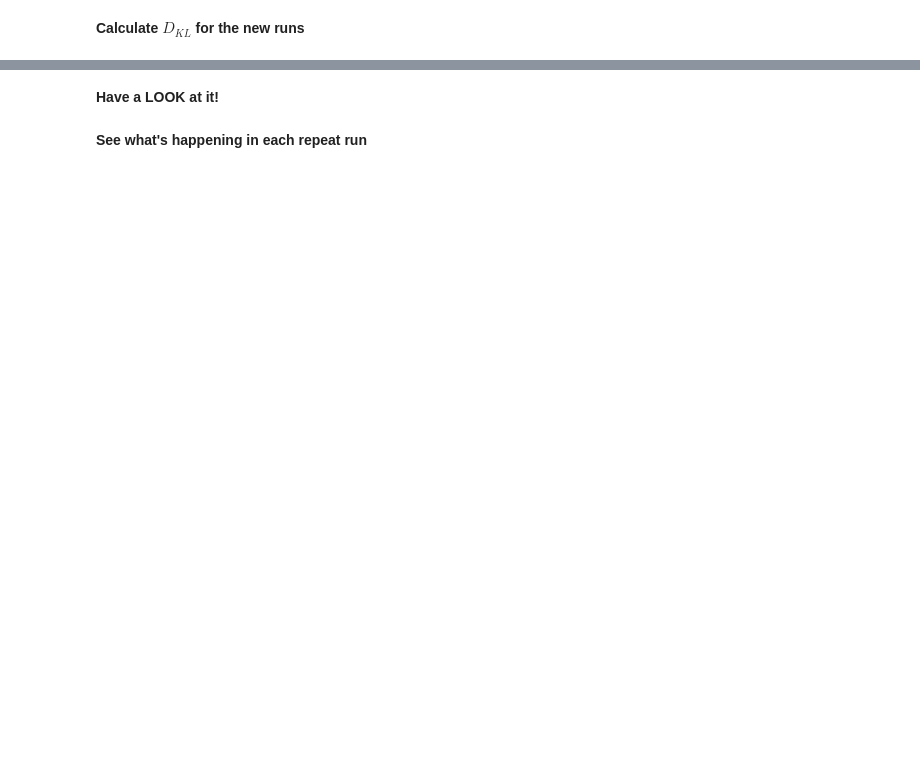
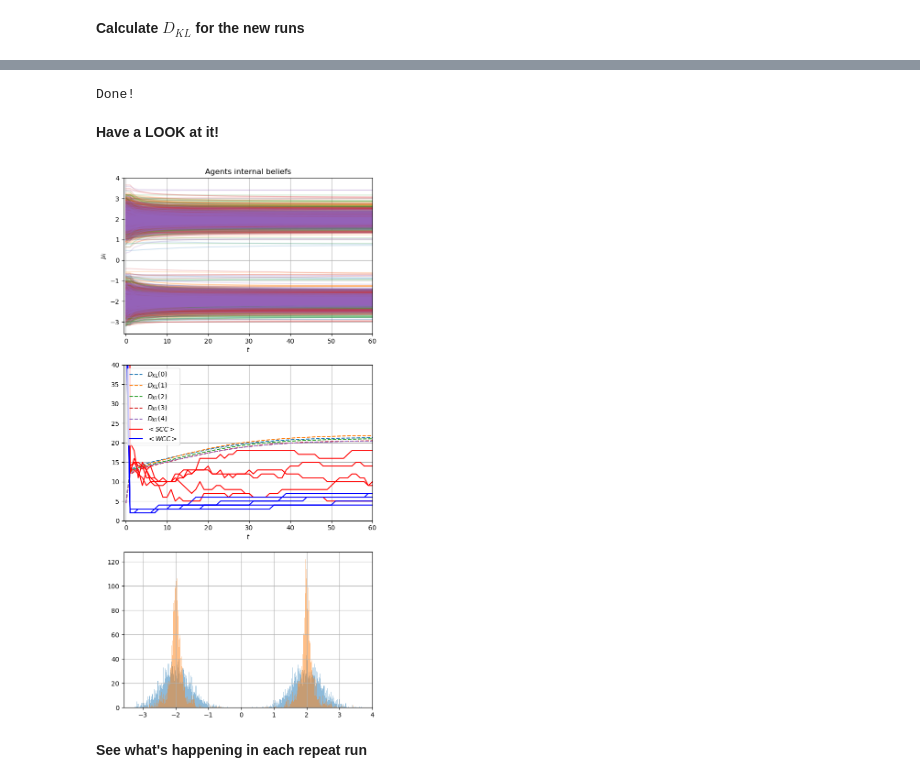
Before and after one commit to lunahsenzacca/EC, a Jupyter notebook: explore_data.ipynb, the cells around one changed output, grey strips where cells are left out. Saved outputs shown, nothing was run; the diff lists cells and outputs as text; code cells hidden in the pictures; blank space fills up the shorter version.

```diff
--- a/explore_data.ipynb
+++ b/explore_data.ipynb
@@ -141,13 +161,13 @@ print('Done!')
 DVts = np.empty((0,t+1))
 
 # Set bins for discretization
-n_bins = int(Na/10)
+n_bins = 10
 
 # Compute
 for i, mu in enumerate(mus):
     dv = []
     for j, m in enumerate(mu):
 
-        dv.append(gauss_DV(m, power_law(j, d0 = mus[i,0,:].std(), dist = d), nbins = n_bins))
+        dv.append(gauss_DV(m, power_law(j, d0 = mus[i,0,:].std(), dist = d, friends = friends), nbins = n_bins))
 
     DVts = np.concatenate((DVts, np.asarray(dv)[np.newaxis,:]), axis = 0)
@@ -154,3 +176,49 @@ for i, mu in enumerate(mus):
+# %%
+# Initialize result parameters
+SCCts = np.empty((0,t+1))
+WCCts = np.empty((0,t+1))
+
+ts = [i for i in range(0,t+1)]
+
+# Set multiprocessing parameters
+workers = 4
+chunksize = 3
+
+# Loop over repeat runs
+for i, n in enumerate(nets):
+
+    # Create iterable function
+    def it_components(t: int):
+        scc, wcc = components(net = n[t], mus = mus[i,t,:], sigmas = sigmas[i,t,:], beta = b)
+        return scc, wcc
+
+    # Run multiprocessing over one run
+    if __name__ == '__main__':
+        with Pool(workers) as p:
+            results = list(tqdm(p.imap(it_components, ts, chunksize = chunksize),
+
+                        desc='Solving simulation ' + str(i+1),
+                        total=len(ts),
+                        leave=True)
+            )
+
+            S = []
+            W = []
+
+            for r in results:
+
+                S.append(r[0])
+                W.append(r[1])
+
+            S = np.asarray(S)
+            W = np.asarray(W)
+
+    SCCts = np.concatenate((SCCts, S[np.newaxis,:]), axis = 0)
+    WCCts = np.concatenate((WCCts, W[np.newaxis,:]), axis = 0)
+
+print('Done!')
+# %% [output]
+Done!
 # %% [markdown]
 **Have a LOOK at it!**
 # %%
@@ -166,35 +234,54 @@ for ax in axs:
         ax.set_xlabel('$t$')
         ax.set_xlim(-0.5,t)
 
 # Plot agent beliefs (Yes, all of them)
 for i, mu in enumerate(mus):
     axs[0].plot(mu, 'C' + str(i) + '-', alpha = 0.2)
 
 axs[0].set_ylabel('$\\mu_{i}$')
 axs[0].set_title('Agents internal beliefs')
 
 # Compare Divergence values
 for i, dv in enumerate(DVts):
     axs[1].plot(dv, '--',  color = 'C' + str(i), label = '$D_{KL}$(' + str(i) + ')')
 
+# Compare strongly connected components
+for i, s in enumerate(SCCts):
+    if i == 0:
+        axs[1].plot(s, '-',  color = 'r', label = '$<SCC>$')
+    else:
+        axs[1].plot(s, '-',  color = 'r')
+
+# Compare weakly connected components
+for i, s in enumerate(WCCts):
+    if i == 0:
+        axs[1].plot(s, '-',  color = 'b', label = '$<WCC>$')
+    else:
+        axs[1].plot(s, '-',  color = 'b')
+
+
 # Compare gaussian variance estimation
-for i, s in enumerate(mus.var(axis = 2)):
-    axs[1].plot(s, '-',  color = 'C' + str(i), label = '$<\\sigma^{2}>($' + str(i) + ')')
+#for i, s in enumerate(mus.var(axis = 2)):
+#    axs[1].plot(s, '-',  color = 'C' + str(i), label = '$<\\sigma^{2}>($' + str(i) + ')')
 
 # Compare average agent variances (Kinda useless but it.s here)
 #for i, s in enumerate(sigmas.mean(axis = 2)):
 #    axs[1].plot(s, '-',  color = 'C' + str(i), label = '$<\\sigma^{2}>($' + str(i) + ')')
+
+axs[1].set_ylim(0,40)
 
 axs[1].legend()
 
 # Plot histograms for CUMULATIVE initial and final distribution
 mu0 = mus[:,0,:].reshape(-1)
 mut = mus[:,t,:].reshape(-1)
 
 axs[2].hist(mu0, bins = n_bins*mus.shape[0], alpha = 0.5)
 axs[2].hist(mut, bins = n_bins*mus.shape[0], alpha = 0.5)
 
 plt.show()
+# %% [output]
+[figure, added]
 # %% [markdown]
 **See what's happening in each repeat run**
 # %%
```
Also changed, not shown: parts of 8 cells of this notebook, 1 other file.
